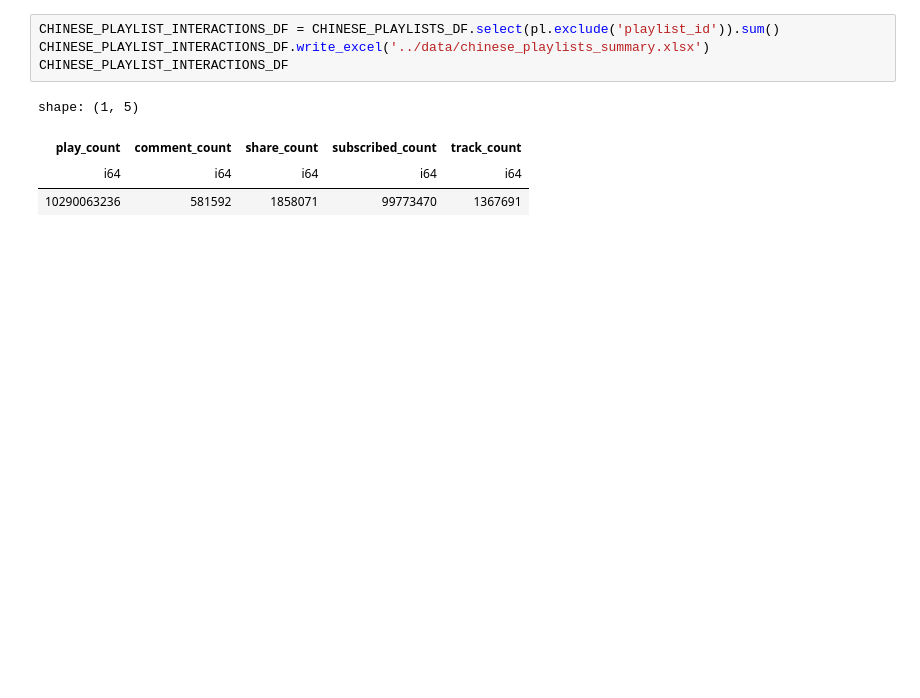
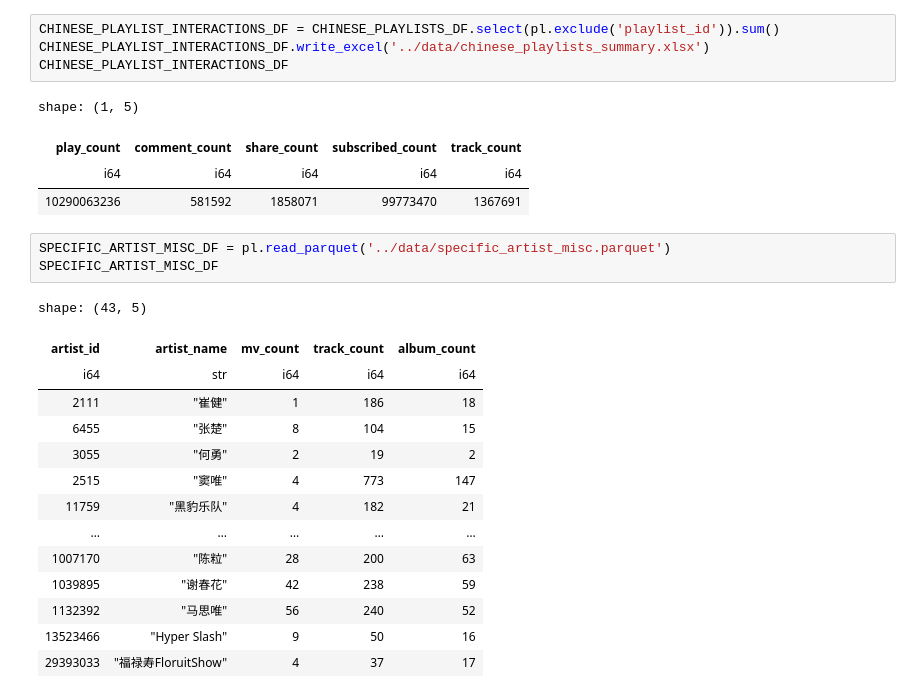
Before and after one commit to kaid/netease_music_genre_analysis, a Jupyter notebook: notes/analyze.ipynb, the cells around one changed output. Cells and saved outputs as stored; diff of their text form; blank space fills up the shorter version.

```diff
--- a/notes/analyze.ipynb
+++ b/notes/analyze.ipynb
@@ -103,3 +103,21 @@ shape: (1, 5)
 | play_count | comment_count | share_count | subscribed_count | track_count |
 | i64 | i64 | i64 | i64 | i64 |
 | 10290063236 | 581592 | 1858071 | 99773470 | 1367691 |
+# %%
+SPECIFIC_ARTIST_MISC_DF = pl.read_parquet('../data/specific_artist_misc.parquet')
+SPECIFIC_ARTIST_MISC_DF
+# %% [output]
+shape: (43, 5)
+| artist_id | artist_name | mv_count | track_count | album_count |
+| i64 | str | i64 | i64 | i64 |
+| 2111 | "崔健" | 1 | 186 | 18 |
+| 6455 | "张楚" | 8 | 104 | 15 |
+| 3055 | "何勇" | 2 | 19 | 2 |
+| 2515 | "窦唯" | 4 | 773 | 147 |
+| 11759 | "黑豹乐队" | 4 | 182 | 21 |
+| … | … | … | … | … |
+| 1007170 | "陈粒" | 28 | 200 | 63 |
+| 1039895 | "谢春花" | 42 | 238 | 59 |
+| 1132392 | "马思唯" | 56 | 240 | 52 |
+| 13523466 | "Hyper Slash" | 9 | 50 | 16 |
+| 29393033 | "福禄寿FloruitShow" | 4 | 37 | 17 |
```
Also changed, not shown: parts of 5 cells of this notebook, 7 other files.
